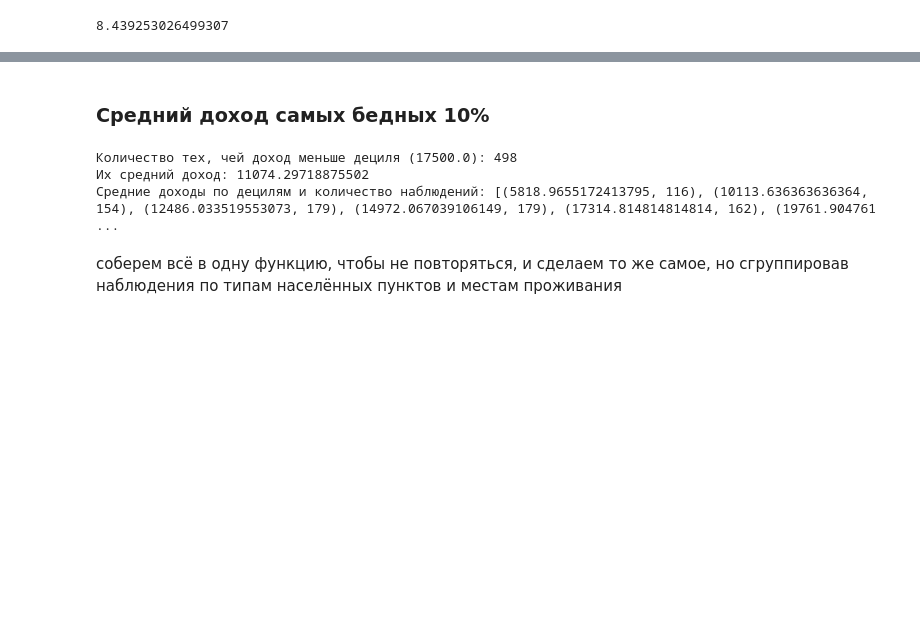
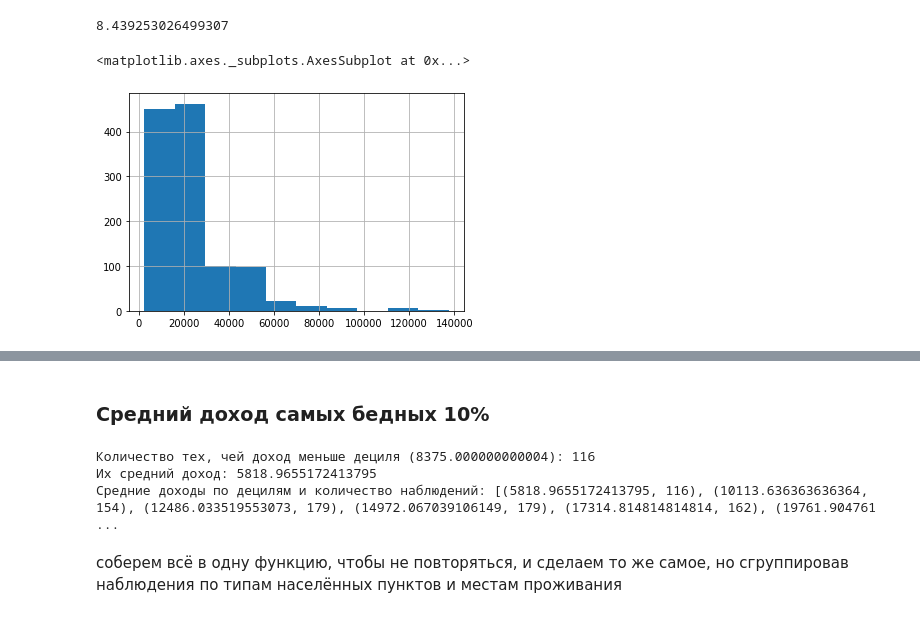
Before and after one commit to PSuvorkov/sociology, a Jupyter notebook: descriptive_statistics.ipynb, the cells around one changed output, grey strips where cells are left out. Drawn from its saved outputs; the diff is of its cells as text; code cells hidden in the pictures; blank space fills up the shorter version.

```diff
--- a/descriptive_statistics.ipynb
+++ b/descriptive_statistics.ipynb
@@ -7,3 +42,5 @@ import plotly.express as px
+# %%
+fpath = 'drive/MyDrive/IND_KOUZH_2018.sav' # такой путь будет, если файл лежит в корне Гугл диска, без всяких папок
 # %% [markdown]
 ### Как НЕ надо читать SPSS файлы питоном
 # %%
@@ -415,6 +450,12 @@ yakutia['Денежный доход в среднем на члена ДХ, в
 # см. https://medium.com/@atanudan/kurtosis-skew-function-in-pandas-aa63d72e20de
 # %% [output]
 8.439253026499307
+# %%
+# посмотрим, как это выглядит на графике
+yakutia['Денежный доход в среднем на члена ДХ, в месяц, рублей'].hist()
+# %% [output]
+<matplotlib.axes._subplots.AxesSubplot at 0x...>
+[figure, added]
 # %%
 # показать картинку, через фигшоу.
 fig = px.box(yakutia, y='Денежный доход в среднем на члена ДХ, в месяц, рублей')
@@ -467,8 +508,8 @@ for quantile in quantiles:
 # это можно смотреть выше.
 print(f"Средние доходы по децилям и количество наблюдений: {means_by_deciles}")
 # %% [output]
-Количество тех, чей доход меньше дециля (17500.0): 498
-Их средний доход: 11074.29718875502
+Количество тех, чей доход меньше дециля (8375.000000000004): 116
+Их средний доход: 5818.9655172413795
 Средние доходы по децилям и количество наблюдений: [(5818.9655172413795, 116), (10113.636363636364, 154), (12486.033519553073, 179), (14972.067039106149, 179), (17314.814814814814, 162), (19761.904761 ...
 # %% [markdown]
 соберем всё в одну функцию, чтобы не повторяться, и сделаем то же самое, но сгруппировав наблюдения по типам населённых пунктов и местам проживания
```
Also changed, not shown: parts of 9 cells of this notebook, 2 other files.
